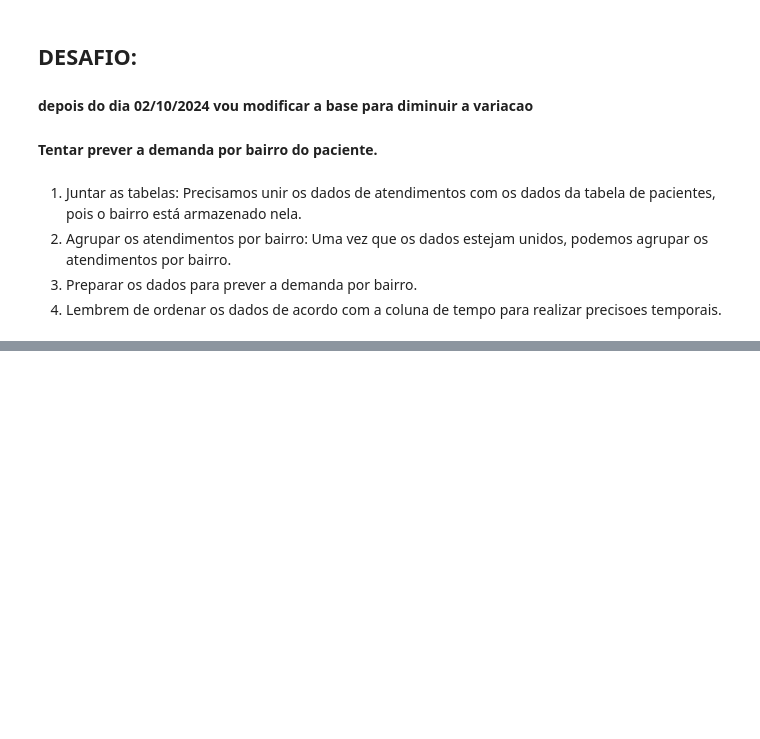
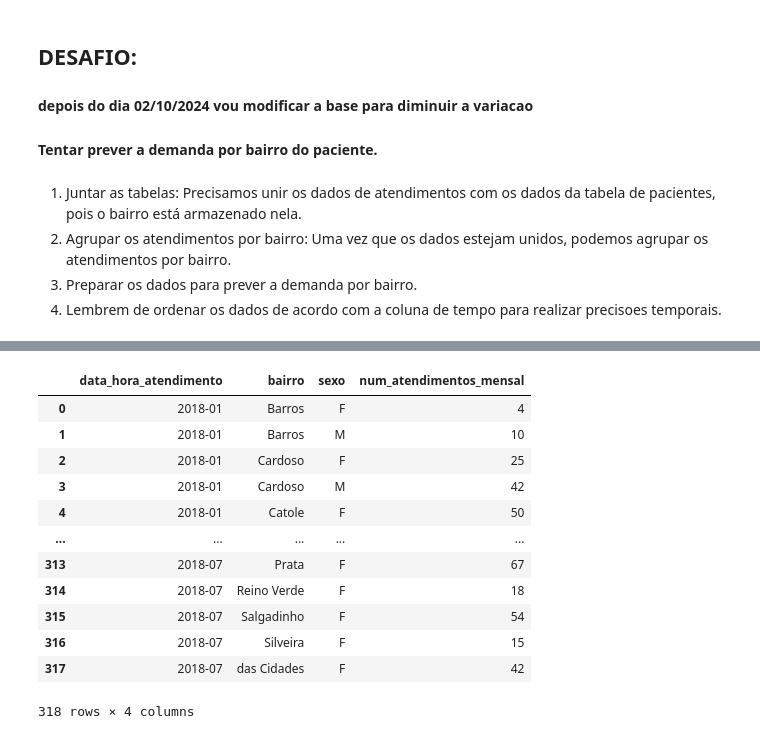
Before and after one commit to maellson/Curso_H2o, a Jupyter notebook: aula_02/analise_tratamento.ipynb, the cells around one changed output, grey strips where cells are left out. Saved outputs shown, nothing was run; the diff lists cells and outputs as text; code cells hidden in the pictures; blank space fills up the shorter version.

```diff
--- a/aula_02/analise_tratamento.ipynb
+++ b/aula_02/analise_tratamento.ipynb
@@ -206,0 +350,30 @@ plt.show()
+# %%
+if engine:
+    # Trazer os dados das tabelas atendimento e paciente
+    df_atendimentos = tabela_para_dataframe('atendimento', engine)
+    df_paciente = tabela_para_dataframe('paciente', engine)
+
+    # Juntar as tabelas atendimento e paciente
+    df_atendimento_geral = df_atendimentos.merge(df_paciente[['id', 'bairro', 'sexo']], left_on='id_paciente', right_on='id', suffixes=('', '_paciente'))
+
+    # Converter a coluna data_hora_atendimento para datetime, se necessário
+    df_atendimento_geral['data_hora_atendimento'] = pd.to_datetime(df_atendimento_geral['data_hora_atendimento'])
+
+    # Agrupamento Diário
+    df_diario = df_atendimento_geral.groupby([df_atendimento_geral['data_hora_atendimento'].dt.date, 'bairro', 'sexo']).size().reset_index(name='num_atendimentos_diarios')
+
+    # Agrupamento Semanal
+    df_semanal = df_atendimento_geral.groupby([df_atendimento_geral['data_hora_atendimento'].dt.to_period('W'), 'bairro', 'sexo']).size().reset_index(name='num_atendimentos_semanal')
+
+    # Agrupamento Mensal
+    df_mensal = df_atendimento_geral.groupby([df_atendimento_geral['data_hora_atendimento'].dt.to_period('M'), 'bairro', 'sexo']).size().reset_index(name='num_atendimentos_mensal')
+
+    # Exibir os DataFrames resultantes
+    print("Agrupamento Diário:")
+    print(df_diario.head())
+    print("\nAgrupamento Semanal:")
+    print(df_semanal.head())
+    print("\nAgrupamento Mensal:")
+    print(df_mensal.head())
+else:
+    print("Erro na conexão com o banco de dados via SQLAlchemy.")
@@ -206,0 +406,20 @@ plt.show()
+# %%
+
+# Agrupamento Mensal
+df_mensal = df_atendimento_geral.groupby([df_atendimento_geral['data_hora_atendimento'].dt.to_period('M'), 'bairro', 'sexo']).size().reset_index(name='num_atendimentos_mensal')
+# %%
+df_mensal
+# %% [output]
+|  | data_hora_atendimento | bairro | sexo | num_atendimentos_mensal |
+| 0 | 2018-01 | Barros | F | 4 |
+| 1 | 2018-01 | Barros | M | 10 |
+| 2 | 2018-01 | Cardoso | F | 25 |
+| 3 | 2018-01 | Cardoso | M | 42 |
+| 4 | 2018-01 | Catole | F | 50 |
+| ... | ... | ... | ... | ... |
+| 313 | 2018-07 | Prata | F | 67 |
+| 314 | 2018-07 | Reino Verde | F | 18 |
+| 315 | 2018-07 | Salgadinho | F | 54 |
+| 316 | 2018-07 | Silveira | F | 15 |
+| 317 | 2018-07 | das Cidades | F | 42 |
+318 rows × 4 columns
```
Also changed, not shown: parts of 22 cells of this notebook, 14 other files.
